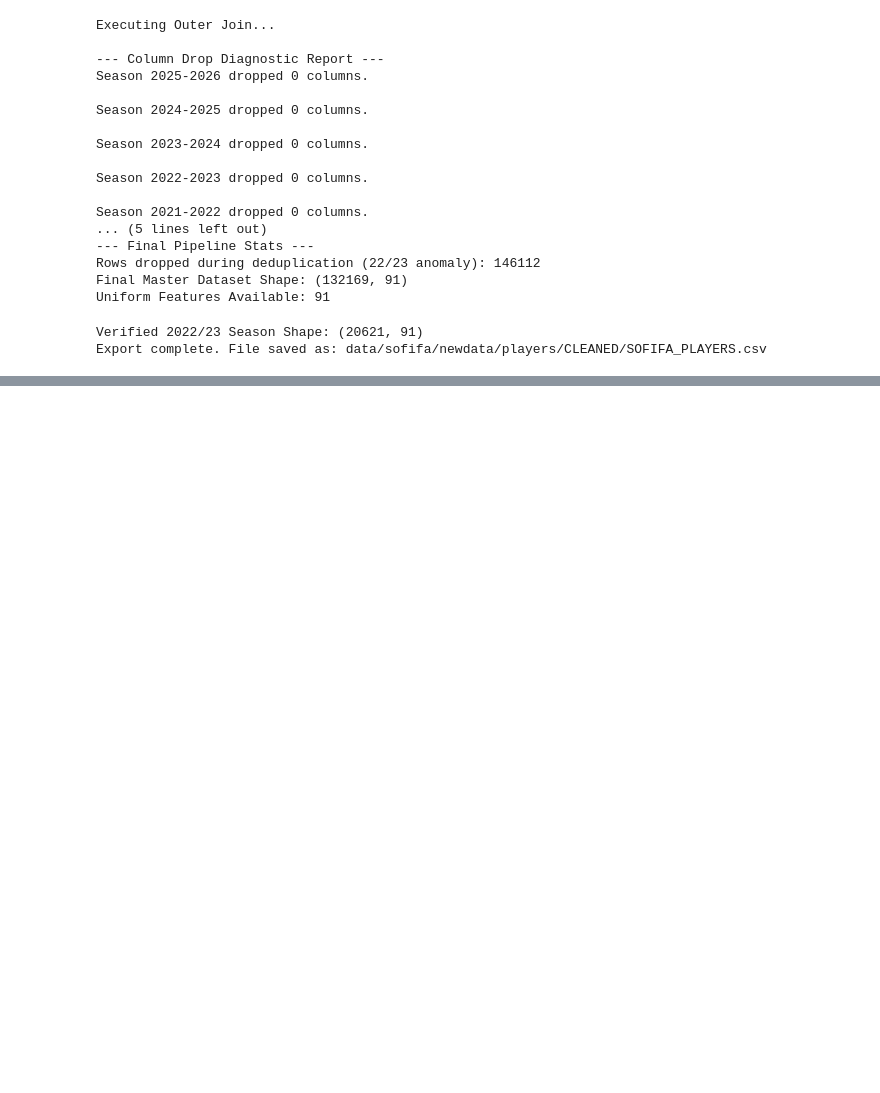
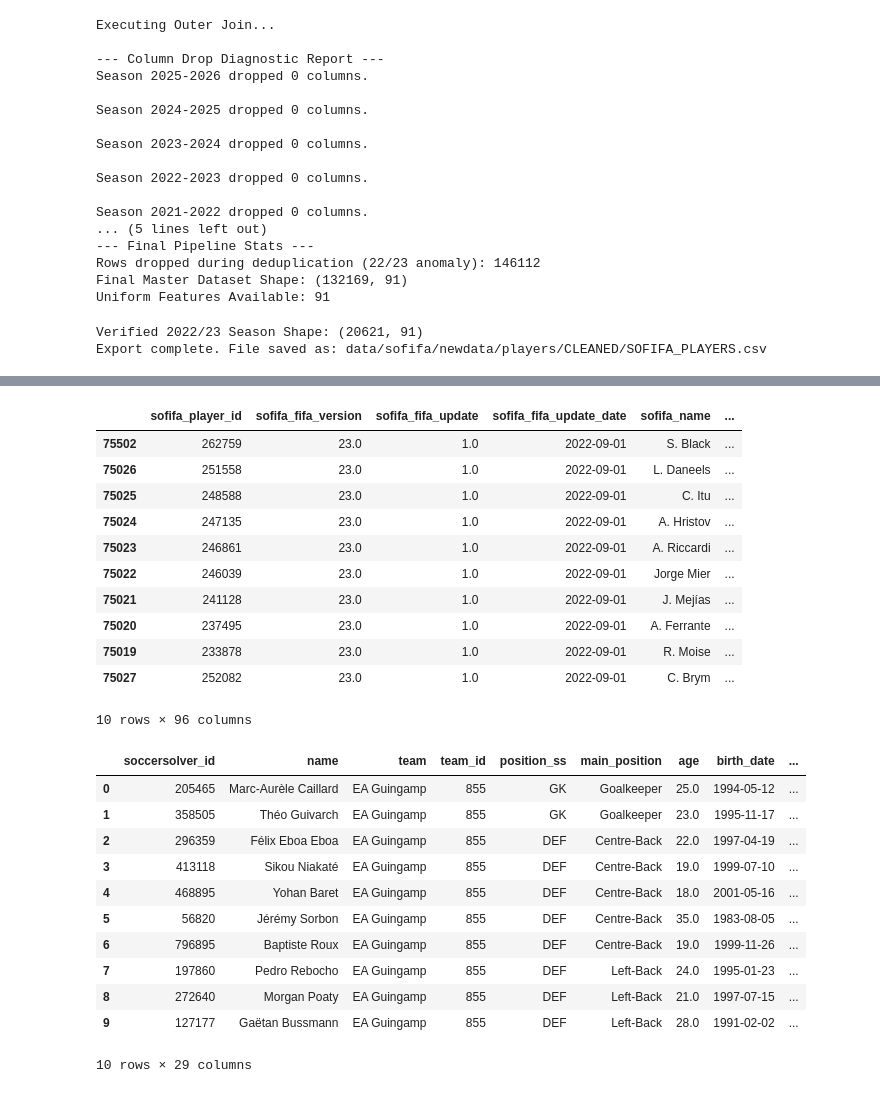
Before and after one commit to Ashwynkumar16/Soccersolver_data_merge, a Jupyter notebook: player data.ipynb, the cells around one changed output, grey strips where cells are left out. Drawn from its saved outputs; the diff is of its cells as text; code cells hidden in the pictures; blank space fills up the shorter version.

Commit message:
player matching

```diff
--- a/player data.ipynb
+++ b/player data.ipynb
@@ -376,0 +412,25 @@ Export complete. File saved as: data/sofifa/newdata/players/CLEANED/SOFIFA_PLAYE
+# %%
+def normalize_string_series(series: pd.Series) -> pd.Series:
+    """Vectorized string cleaning: strips diacritics, converts to lowercase,removes punctuation/trailing white spaces, and handles nulls safely.
+    """
+    # Fill missing values and cast to string
+    clean_series = series.fillna("").astype(str)
+
+    # Decompose unicode characters (e.g., é -> e + ´)
+    clean_series = clean_series.apply(
+        lambda x: unicodedata.normalize("NFD", x)
+    )
+
+    # Encode to ASCII (dropping the dangling accents), then decode back
+    clean_series = clean_series.apply(
+        lambda x: x.encode("ascii", "ignore").decode("utf-8")
+    )
+
+    # Lowercase, clean punctuation artifacts, and strip white spaces
+    clean_series = (
+        clean_series.str.lower()
+        .str.replace(r"[^\w\s]", "", regex=True)
+        .str.strip()
+    )
+
+    return clean_series
@@ -376,0 +515,28 @@ Export complete. File saved as: data/sofifa/newdata/players/CLEANED/SOFIFA_PLAYE
+# %%
+display(df_sofifa.head(10))
+display(df_sswy.head(10))
+# %% [output]
+|  | sofifa_player_id | sofifa_fifa_version | sofifa_fifa_update | sofifa_fifa_update_date | sofifa_name | ... |
+| 75502 | 262759 | 23.0 | 1.0 | 2022-09-01 | S. Black | ... |
+| 75026 | 251558 | 23.0 | 1.0 | 2022-09-01 | L. Daneels | ... |
+| 75025 | 248588 | 23.0 | 1.0 | 2022-09-01 | C. Itu | ... |
+| 75024 | 247135 | 23.0 | 1.0 | 2022-09-01 | A. Hristov | ... |
+| 75023 | 246861 | 23.0 | 1.0 | 2022-09-01 | A. Riccardi | ... |
+| 75022 | 246039 | 23.0 | 1.0 | 2022-09-01 | Jorge Mier | ... |
+| 75021 | 241128 | 23.0 | 1.0 | 2022-09-01 | J. Mejías | ... |
+| 75020 | 237495 | 23.0 | 1.0 | 2022-09-01 | A. Ferrante | ... |
+| 75019 | 233878 | 23.0 | 1.0 | 2022-09-01 | R. Moise | ... |
+| 75027 | 252082 | 23.0 | 1.0 | 2022-09-01 | C. Brym | ... |
+10 rows × 96 columns
+|  | soccersolver_id | name | team | team_id | position_ss | main_position | age | birth_date | ... |
+| 0 | 205465 | Marc-Aurèle Caillard | EA Guingamp | 855 | GK | Goalkeeper | 25.0 | 1994-05-12 | ... |
+| 1 | 358505 | Théo Guivarch | EA Guingamp | 855 | GK | Goalkeeper | 23.0 | 1995-11-17 | ... |
+| 2 | 296359 | Félix Eboa Eboa | EA Guingamp | 855 | DEF | Centre-Back | 22.0 | 1997-04-19 | ... |
+| 3 | 413118 | Sikou Niakaté | EA Guingamp | 855 | DEF | Centre-Back | 19.0 | 1999-07-10 | ... |
+| 4 | 468895 | Yohan Baret | EA Guingamp | 855 | DEF | Centre-Back | 18.0 | 2001-05-16 | ... |
+| 5 | 56820 | Jérémy Sorbon | EA Guingamp | 855 | DEF | Centre-Back | 35.0 | 1983-08-05 | ... |
+| 6 | 796895 | Baptiste Roux | EA Guingamp | 855 | DEF | Centre-Back | 19.0 | 1999-11-26 | ... |
+| 7 | 197860 | Pedro Rebocho | EA Guingamp | 855 | DEF | Left-Back | 24.0 | 1995-01-23 | ... |
+| 8 | 272640 | Morgan Poaty | EA Guingamp | 855 | DEF | Left-Back | 21.0 | 1997-07-15 | ... |
+| 9 | 127177 | Gaëtan Bussmann | EA Guingamp | 855 | DEF | Left-Back | 28.0 | 1991-02-02 | ... |
+10 rows × 29 columns
```
Also changed, not shown: parts of 17 cells of this notebook.
